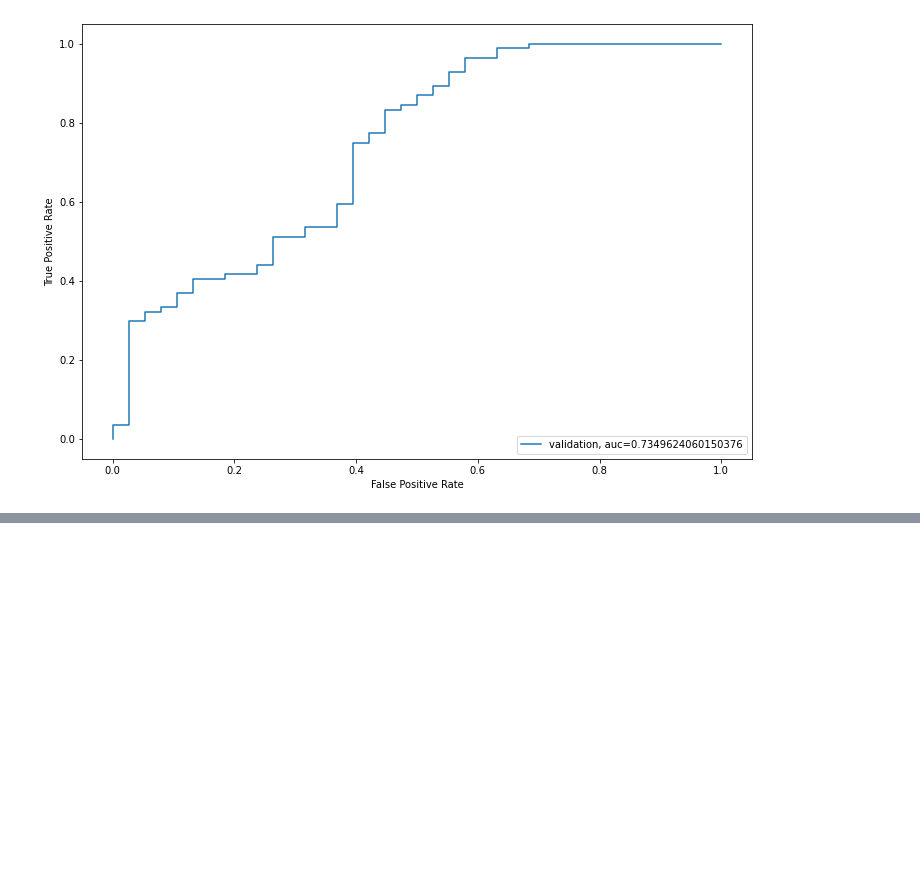
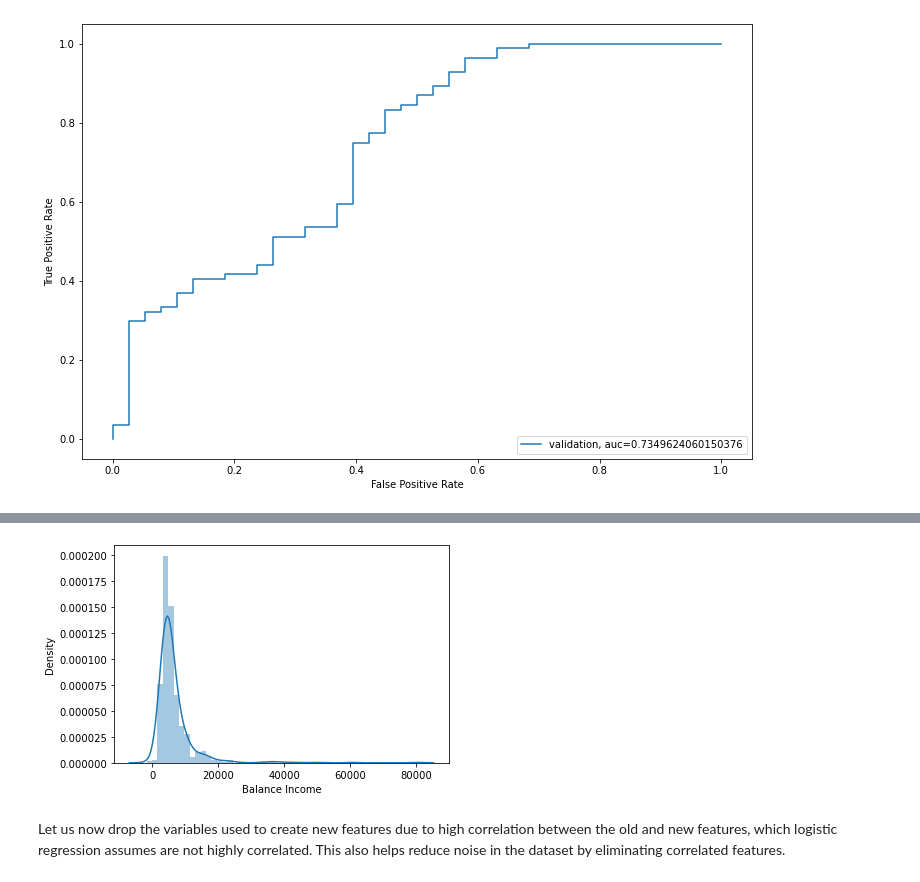
Before and after one commit to omulei/Automated-Loan-Eligibility-Prediction, a Jupyter notebook: Loan Approval Prediction using Machine Learning.ipynb, the cells around one changed output, grey strips where cells are left out. Cells and saved outputs as stored; diff of their text form; code cells hidden in the pictures; blank space fills up the shorter version.

```diff
--- a/Loan Approval Prediction using Machine Learning.ipynb
+++ b/Loan Approval Prediction using Machine Learning.ipynb
@@ -725,0 +758,11 @@ submission['Loan_Status'].replace(1, 'Y',inplace=True)
+# %%
+# Let us create the Balance Income feature now and check its distribution.
+
+train['Balance Income']=train['Total_Income']-(train['EMI']*1000)
+# Multiply with 1000 to make the units equal
+test['Balance Income']=test['Total_Income']-(test['EMI']*1000)
+sns.distplot(train['Balance Income']);
+# %% [output]
+[figure, added]
+# %% [markdown]
+Let us now drop the variables used to create new features due to high correlation between the old and new features, which logistic regression assumes are not highly correlated. This also helps reduce noise in the dataset by eliminating correlated features.
```
Also changed, not shown: parts of 21 cells of this notebook.
